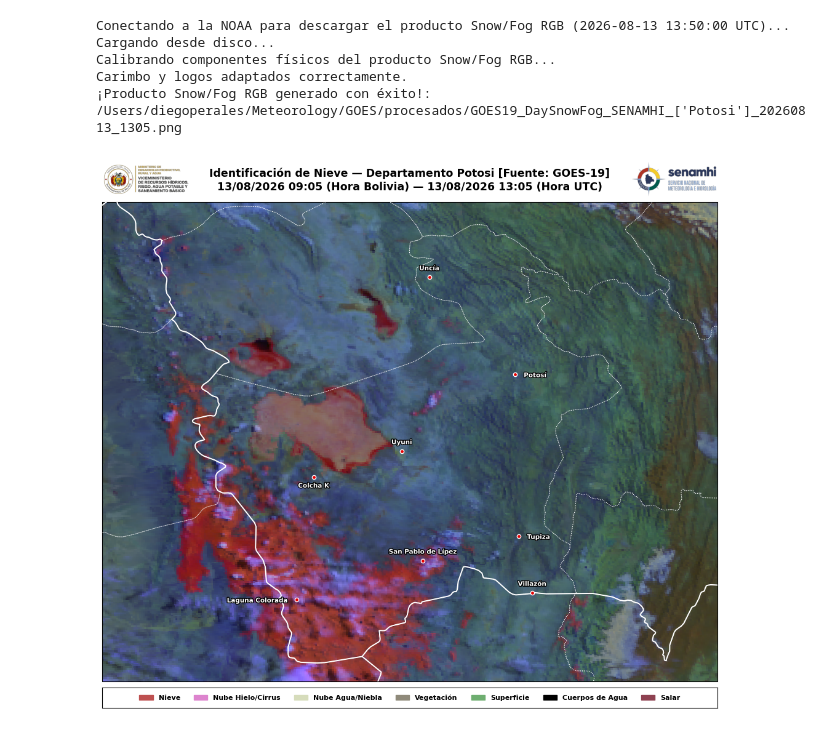
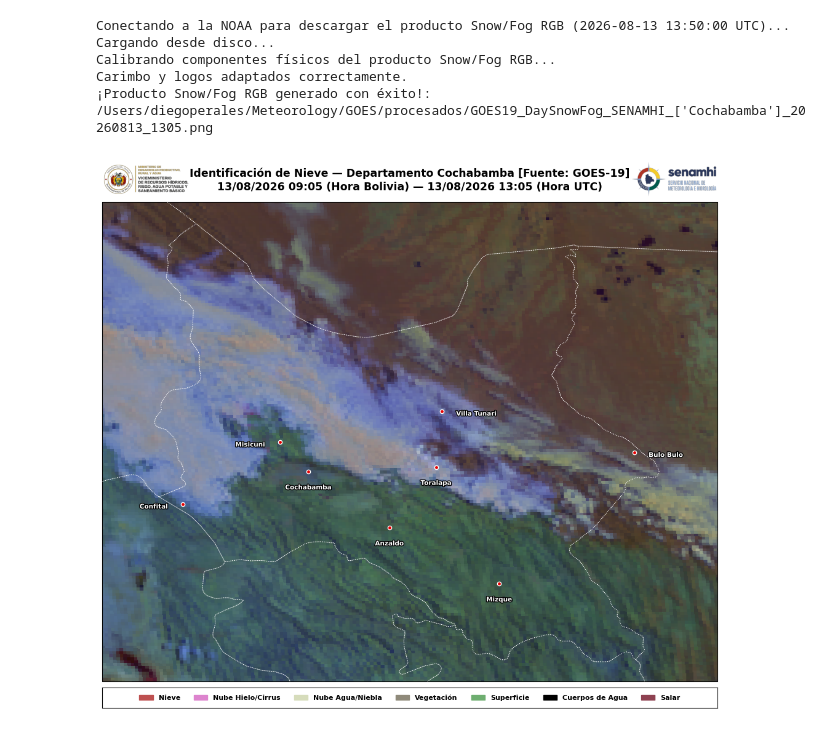
Before and after one commit to diegomapper/goes_env, a Jupyter notebook: Scripts/04_goes19_snowcloud.ipynb, the cells around one changed output. Saved outputs shown, nothing was run; the diff lists cells and outputs as text; code cells hidden in the pictures.

Commit message:
Agregar localidades para los departamentos de Cochabamba y Tarija.

```diff
--- a/Scripts/04_goes19_snowcloud.ipynb
+++ b/Scripts/04_goes19_snowcloud.ipynb
@@ -68,7 +68,7 @@ FECHA_BUSCADA = datetime(2026, 8, 13, 13, 50)
 
 # Puedes usar un departamento o varios en una lista:
 # Ejemplos: "Potosi", ["Potosi", "Oruro"], [2, 4, 5], "BOLIVIA"
-REGION_OBJETIVO = ["Potosi"]
+REGION_OBJETIVO = ["Cochabamba"]
 
 BASE_DIR = "/Users/diegoperales/Meteorology/GOES"
 RAW_DATA = os.path.join(BASE_DIR, "raw_data")
@@ -138,19 +138,44 @@ LOCALIDADES_REGIONALES = {
         }
     },
     "POTOSI": {
-            "subtitulo": "Región Potosí",
-            "localidades": {
-                "Potosí":               {"lat": -19.58, "lon": -65.75, "pos": "right"},
-                "Uyuni":                {"lat": -20.46, "lon": -66.82, "pos": "top"},
-                "Cotagaita":            {"lat": -20.55, "lon": -65.70, "pos": "right"},
-                "Tupiza":               {"lat": -21.44, "lon": -65.72, "pos": "right"},
-                "Villazón":             {"lat": -22.09, "lon": -65.59, "pos": "top"},
-                "Uncía":                {"lat": -18.46, "lon": -66.56, "pos": "top"},
-                "San Pablo de Lípez":   {"lat": -21.72, "lon": -66.62, "pos": "top"},
-                "Colcha K":             {"lat": -20.76, "lon": -67.65, "pos": "bottom"},
-                "Laguna Colorada":      {"lat": -22.17, "lon": -67.81, "pos": "left"}
+        "subtitulo": "Región Potosí",
+        "localidades": {
+            "Potosí":               {"lat": -19.58, "lon": -65.75, "pos": "right"},
+            "Uyuni":                {"lat": -20.46, "lon": -66.82, "pos": "top"},
+            "Cotagaita":            {"lat": -20.55, "lon": -65.70, "pos": "right"},
+            "Tupiza":               {"lat": -21.44, "lon": -65.72, "pos": "right"},
+            "Villazón":             {"lat": -22.09, "lon": -65.59, "pos": "top"},
+            "Uncía":                {"lat": -18.46, "lon": -66.56, "pos": "top"},
+            "San Pablo de Lípez":   {"lat": -21.72, "lon": -66.62, "pos": "top"},
+            "Colcha K":             {"lat": -20.76, "lon": -67.65, "pos": "bottom"},
+            "Laguna Colorada":      {"lat": -22.17, "lon": -67.81, "pos": "left"}
             }
-        },
+    },
+    "COCHABAMBA": {
+        "subtitulo": "Región Cochabamba",
+        "localidades": {
+            "Cochabamba":   {"lat": -17.38, "lon": -66.16, "pos": "bottom"},
+            "Misicuni":     {"lat": -17.18, "lon": -66.32, "pos": "left"},
+            "Confital":     {"lat": -17.60, "lon": -66.86, "pos": "left"},
+            "Toralapa":     {"lat": -17.35, "lon": -65.45, "pos": "bottom"},
+            "Anzaldo":      {"lat": -17.76, "lon": -65.71, "pos": "bottom"},
+            "Mizque":       {"lat": -18.14, "lon": -65.10, "pos": "bottom"},
+            "Bulo Bulo":    {"lat": -17.25, "lon": -64.35, "pos": "right"},
+            "Villa Tunari": {"lat": -16.97, "lon": -65.42, "pos": "right"}
+        }
+    },
+    "TARIJA": {
+        "subtitulo": "Región Tarija",
+        "localidades": {
+            "Tarija":       {"lat": -21.54, "lon": -64.70, "pos": "bottom"},
+            "San Lorenzo":  {"lat": -21.42, "lon": -64.75, "pos": "left"},
+            "Campanario":   {"lat": -21.51, "lon": -65.06, "pos": "left"},
+            "El Puente":    {"lat": -21.25, "lon": -65.20, "pos": "left"},
+            "Bermejo":      {"lat": -22.73, "lon": -64.34, "pos": "bottom"},
+            "Villamontes":  {"lat": -21.26, "lon": -63.47, "pos": "right"},
+            "Yacuiba":      {"lat": -22.01, "lon": -63.68, "pos": "left"}
+        }
+    }
 }
 
 # --- LÓGICA DE ASIGNACIÓN DINÁMICA DE EXTENT Y METADATOS ---
@@ -368,32 +393,32 @@ try:
     img_ministerio_path = os.path.join(PATH_LOGOS, "logo_ministerio.png")
     img_senamhi_path = os.path.join(PATH_LOGOS, "logo_senamhi.png")
 
     if os.path.exists(img_ministerio_path) and os.path.exists(img_senamhi_path):
         logo_ministerio = mpimg.imread(img_ministerio_path)
         logo_senamhi = mpimg.imread(img_senamhi_path)
 
         ax_logo_min = fig.add_axes([pos_mapa.x0, pos_mapa.y1 + 0.005, 0.14, 0.07])
         ax_logo_min.imshow(logo_ministerio)
         ax_logo_min.axis('off')
 
         ax_logo_sen = fig.add_axes([pos_mapa.x1 - 0.14, pos_mapa.y1 + 0.005, 0.14, 0.07])
         ax_logo_sen.imshow(logo_senamhi)
         ax_logo_sen.axis('off')
         print("Carimbo y logos adaptados correctamente.")
 except Exception as e:
     print(f"Alerta logos: {e}")
 
 # El archivo final guardará la palabra del mapa generado (ej. ..._POTOSI_2026...)
 output_name = f"{OUTPUTS}/GOES19_DaySnowFog_SENAMHI_{REGION_OBJETIVO}_{fecha_utc.strftime('%Y%m%d_%H%M')}.png"
 
 plt.savefig(output_name, dpi=200, bbox_inches='tight', pad_inches=0.03)
 print(f"¡Producto Snow/Fog RGB generado con éxito!: {output_name}")
 
 plt.show()
 # %% [output]
 Conectando a la NOAA para descargar el producto Snow/Fog RGB (2026-08-13 13:50:00 UTC)...
 Cargando desde disco...
 Calibrando componentes físicos del producto Snow/Fog RGB...
 Carimbo y logos adaptados correctamente.
-¡Producto Snow/Fog RGB generado con éxito!: /Users/diegoperales/Meteorology/GOES/procesados/GOES19_DaySnowFog_SENAMHI_['Potosi']_20260813_1305.png
+¡Producto Snow/Fog RGB generado con éxito!: /Users/diegoperales/Meteorology/GOES/procesados/GOES19_DaySnowFog_SENAMHI_['Cochabamba']_20260813_1305.png
-[figure, old version]
+[figure, new version]
```
